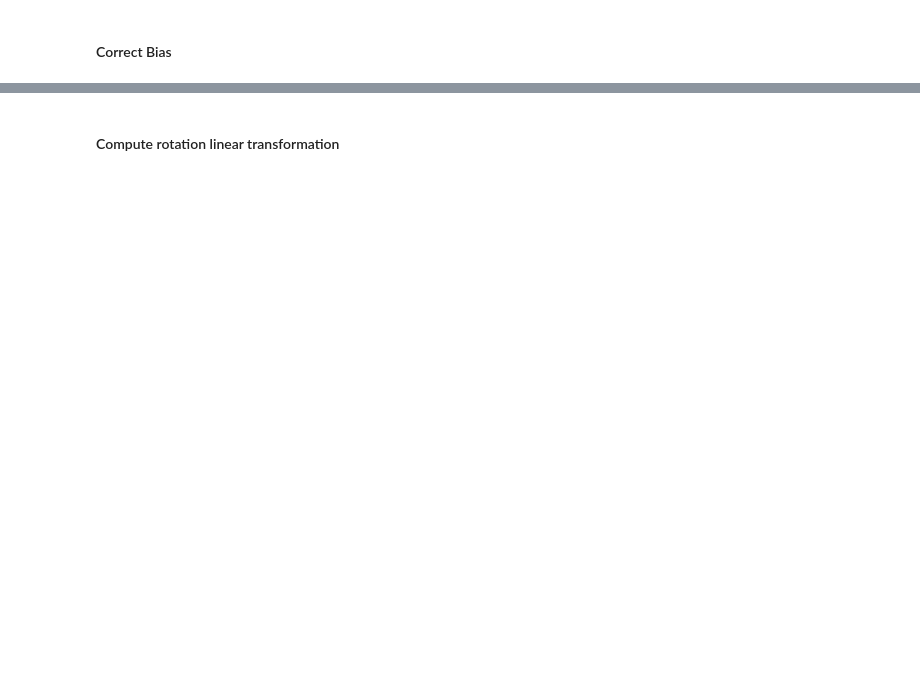
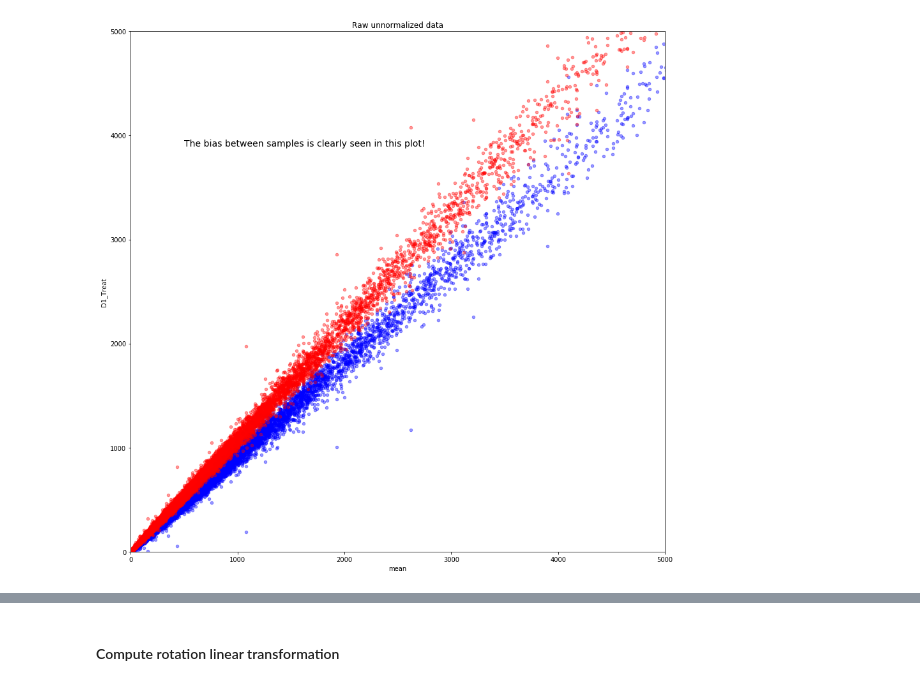
Before and after one commit to paulegradie/SeqPyPlot, a Jupyter notebook: notebooks/correction_experiments.ipynb, the cells around one changed output, grey strips where cells are left out. Saved outputs shown, nothing was run; the diff lists cells and outputs as text; code cells hidden in the pictures; blank space fills up the shorter version.

```diff
--- a/notebooks/correction_experiments.ipynb
+++ b/notebooks/correction_experiments.ipynb
@@ -86,5 +133,5 @@ for (x1, y1), (x2, y2) in zip(zip(xs, line1), new_line1):
 # %%
-config = 'examples/example_config.ini'
+config = '../examples/example_config.ini'
 config_obj = config_parser(config)
 # %%
 # load the data container_obj
@@ -104,6 +171,9 @@ d1 = df[['D1_Cont', 'mean']]
 d2 = df[['D1_Treat', 'mean']]
 # %%
 fig, ax = plt.subplots()
-d1.plot('mean', 'D1_Cont', kind='scatter', xlim=(0, 5000), ylim=(0, 5000), ax=ax, color='blue')
-d2.plot('mean', 'D1_Treat', kind='scatter', xlim=(0, 5000), ylim=(0, 5000), ax=ax, color='red');
+d1.plot('mean', 'D1_Cont', kind='scatter', xlim=(0, 5000), ylim=(0, 5000), ax=ax, color='blue', alpha=0.4)
+d2.plot('mean', 'D1_Treat', kind='scatter', xlim=(0, 5000), ylim=(0, 5000), ax=ax, color='red', alpha=0.4);
+plt.annotate('The bias between samples is clearly seen in this plot!', (500, 3900), fontsize=14)
 ax.set_title("Raw unnormalized data");
+# %% [output]
+[figure, added]
@@ -120,2 +179,0 @@ regTreat.coef_, regTreat.intercept_
-# %% [markdown]
-#### Correct Bias
```
Also changed, not shown: parts of 56 cells of this notebook.
